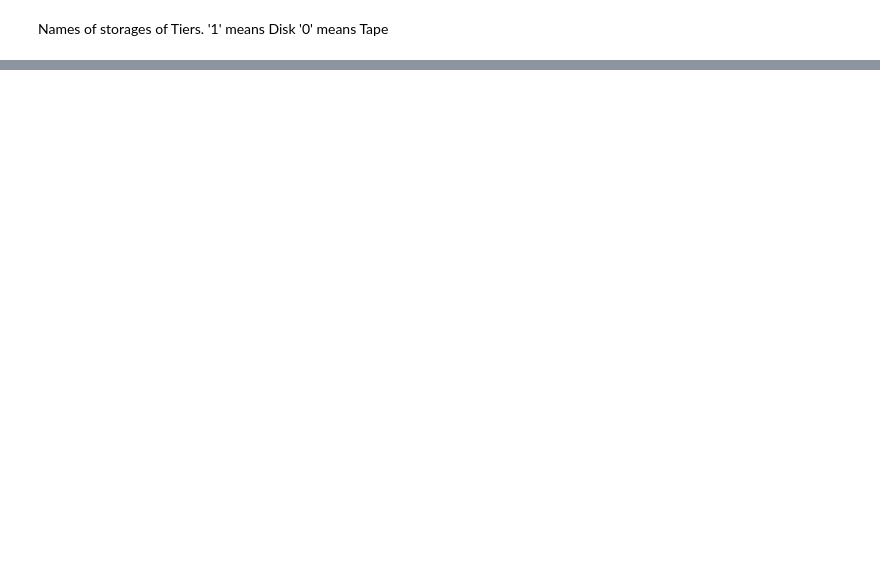
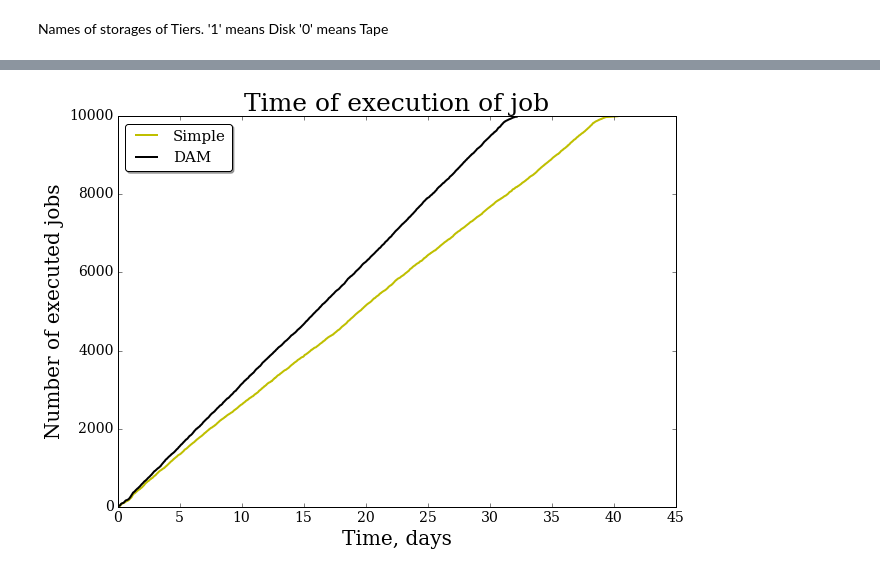
Before and after one commit to skygrid/grid_simulation, a Jupyter notebook: Plots/Plots.ipynb, the cells around one changed output, grey strips where cells are left out. Cells and saved outputs as stored; diff of their text form; code cells hidden in the pictures; blank space fills up the shorter version.

Commit message:
change plots

```diff
--- a/Plots/Plots.ipynb
+++ b/Plots/Plots.ipynb
@@ -90,0 +200,4 @@ plotter.storage_plotter()
+# %%
+plotter.scheduled_tasks("../out.txt", "../out2.txt")
+# %% [output]
+[figure, added]
```
Also changed, not shown: parts of 7 cells of this notebook, 9 other files.
